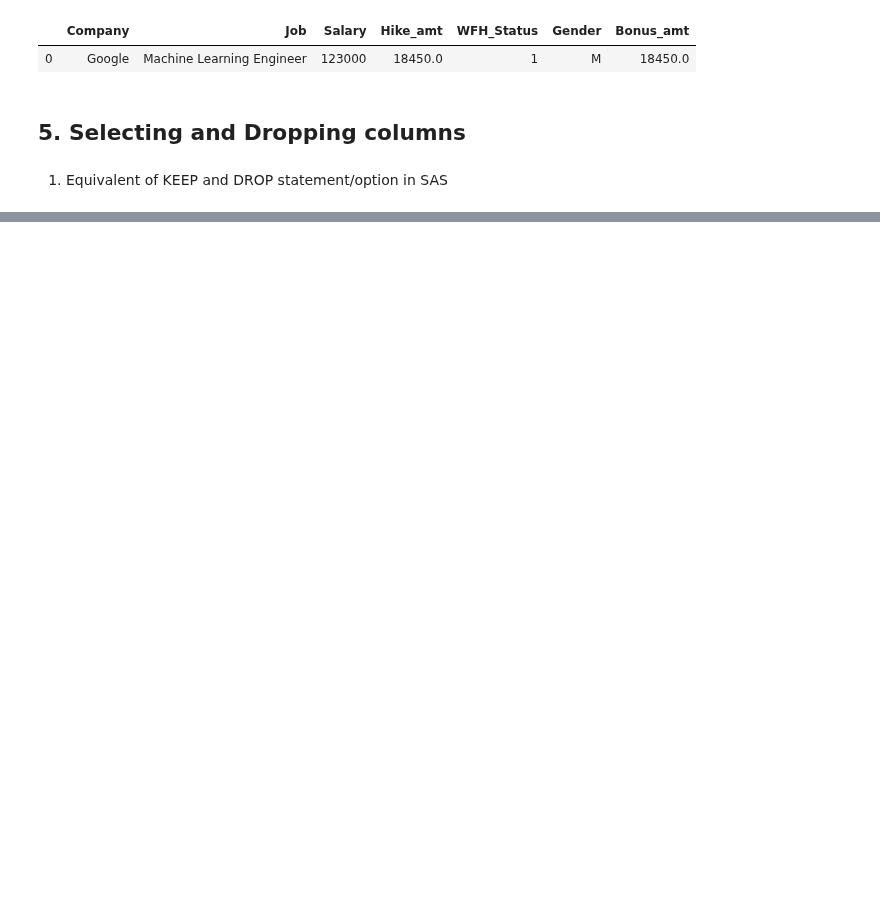
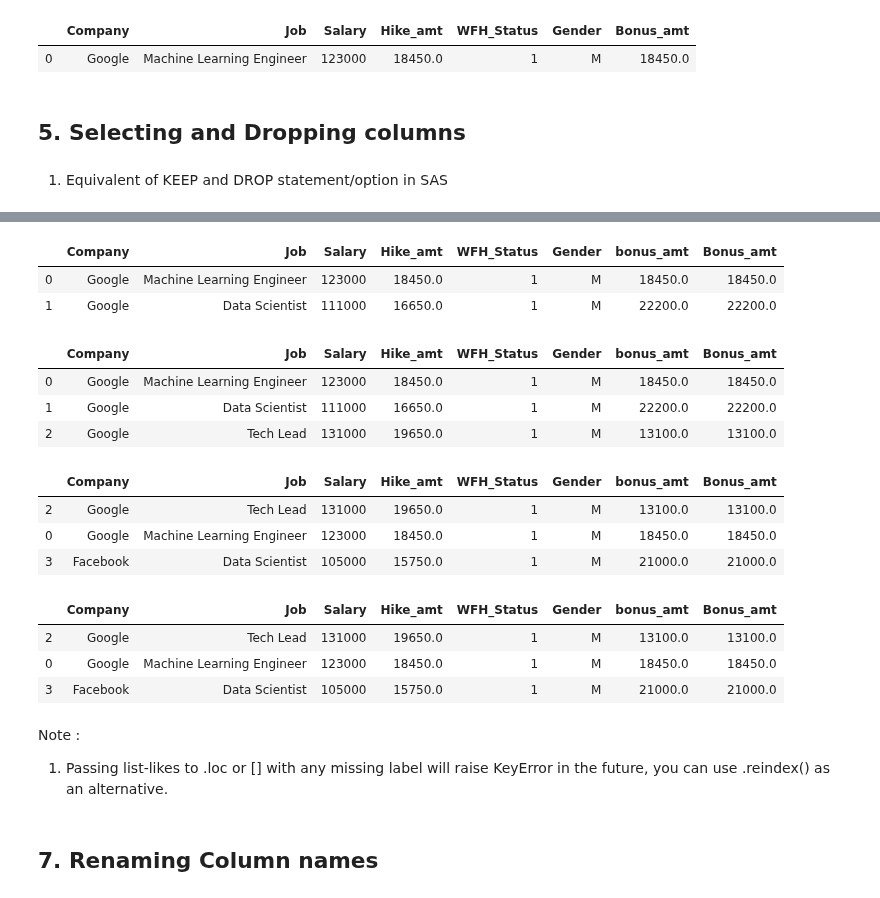
Before and after one commit to AbhishekKumar-0311/Machine-Learning-with-Python, a Jupyter notebook: Pandas/Learning_Pandas_Part_1.ipynb, the cells around one changed output, grey strips where cells are left out. Cells and saved outputs as stored; diff of their text form; code cells hidden in the pictures; blank space fills up the shorter version.

```diff
--- a/Pandas/Learning_Pandas_Part_1.ipynb
+++ b/Pandas/Learning_Pandas_Part_1.ipynb
@@ -212,6 +215,8 @@ emp_df_2
 # %% [markdown]
 ### .assign() and .apply()
 # %%
+emp_df_3 = emp_df_2.copy()
+
 # Bonus_amt is decided based on Job Role
 # DS - 20% of Salary
 # MLE - 15% of Salary
@@ -225,10 +230,10 @@ def bonus(row):
     elif row['Job'] == 'Tech Lead':
         return row['Salary']*0.1
 
-emp_df_2a =  emp_df_2.assign(bonus_amt=emp_df_2.apply(bonus,axis=1))
-emp_df_2a =  emp_df_2a.assign(Bonus_amt=emp_df_2.apply(bonus,axis=1))
+emp_df_3a =  emp_df_3.assign(bonus_amt=emp_df_3.apply(bonus,axis=1))
+emp_df_3a =  emp_df_3a.assign(Bonus_amt=emp_df_3a.apply(bonus,axis=1))
 
-emp_df_2a
+emp_df_3a
 # %% [output]
 |  | Company | Job | Salary | Hike_amt | WFH_Status | Gender | bonus_amt | Bonus_amt |
 | 0 | Google | Machine Learning Engineer | 123000 | 18450.0 | 1 | M | 18450.0 | 18450.0 |
@@ -520,0 +870,31 @@ emp_df_2h1
+# %%
+# SEQUENTIAL ACCESS
+emp_df_6.iloc[0:2]            # end-index in EXCLUSIVE
+emp_df_6.loc[0:2]             # end-index in INCLUSIVE
+
+# RANDOM ACCESS
+emp_df_6.iloc[[2,0,3]]        # INVALID indices/labels will throw error - "indices are out-of-bounds"
+
+# Any missing label in .loc[ ] will raise KeyError
+emp_df_6.loc[[2,0,3]]
+# %% [output]
+|  | Company | Job | Salary | Hike_amt | WFH_Status | Gender | bonus_amt | Bonus_amt |
+| 0 | Google | Machine Learning Engineer | 123000 | 18450.0 | 1 | M | 18450.0 | 18450.0 |
+| 1 | Google | Data Scientist | 111000 | 16650.0 | 1 | M | 22200.0 | 22200.0 |
+|  | Company | Job | Salary | Hike_amt | WFH_Status | Gender | bonus_amt | Bonus_amt |
+| 0 | Google | Machine Learning Engineer | 123000 | 18450.0 | 1 | M | 18450.0 | 18450.0 |
+| 1 | Google | Data Scientist | 111000 | 16650.0 | 1 | M | 22200.0 | 22200.0 |
+| 2 | Google | Tech Lead | 131000 | 19650.0 | 1 | M | 13100.0 | 13100.0 |
+|  | Company | Job | Salary | Hike_amt | WFH_Status | Gender | bonus_amt | Bonus_amt |
+| 2 | Google | Tech Lead | 131000 | 19650.0 | 1 | M | 13100.0 | 13100.0 |
+| 0 | Google | Machine Learning Engineer | 123000 | 18450.0 | 1 | M | 18450.0 | 18450.0 |
+| 3 | Facebook | Data Scientist | 105000 | 15750.0 | 1 | M | 21000.0 | 21000.0 |
+|  | Company | Job | Salary | Hike_amt | WFH_Status | Gender | bonus_amt | Bonus_amt |
+| 2 | Google | Tech Lead | 131000 | 19650.0 | 1 | M | 13100.0 | 13100.0 |
+| 0 | Google | Machine Learning Engineer | 123000 | 18450.0 | 1 | M | 18450.0 | 18450.0 |
+| 3 | Facebook | Data Scientist | 105000 | 15750.0 | 1 | M | 21000.0 | 21000.0 |
+# %% [markdown]
+Note :
+1. Passing list-likes to .loc or [] with any missing label will raise KeyError in the future, you can use .reindex() as an alternative.
+# %% [markdown]
+## 7. Renaming Column names
```
Also changed, not shown: parts of 33 cells of this notebook.
